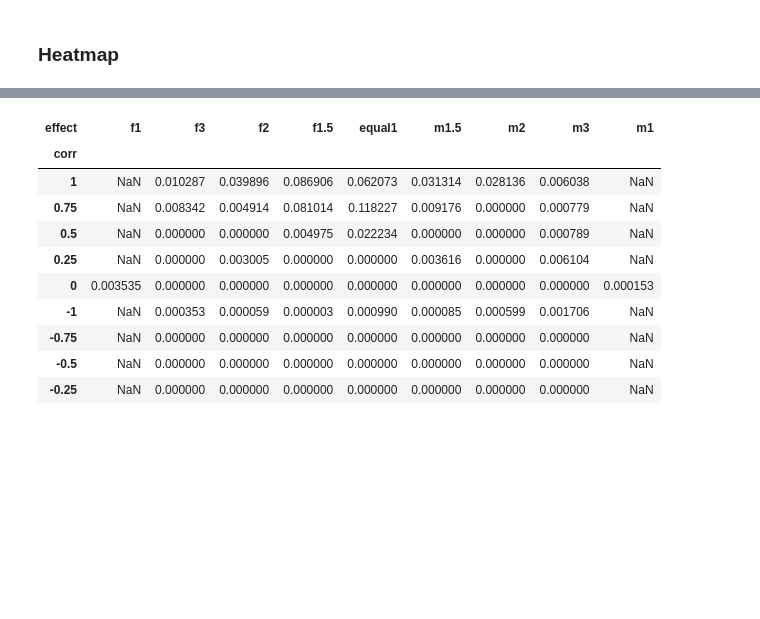
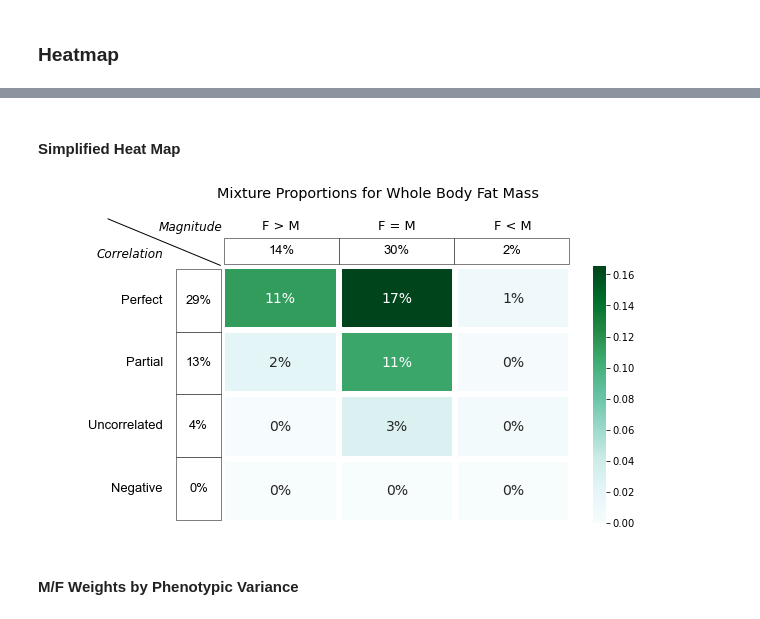
Before and after one commit to cz5959/GWAS-frontera, a Jupyter notebook: test.ipynb, the cells around one changed output, grey strips where cells are left out. Saved outputs shown, nothing was run; the diff lists cells and outputs as text; code cells hidden in the pictures; blank space fills up the shorter version.

```diff
--- a/test.ipynb
+++ b/test.ipynb
@@ -201,14 +218,58 @@ plt.savefig("{0}mixheat_all.png".format(pheno))
-# %%
-df_heat
-# %% [output]
-| effect | f1 | f3 | f2 | f1.5 | equal1 | m1.5 | m2 | m3 | m1 |
-| corr |  |  |  |  |  |  |  |  |  |
-| 1 | NaN | 0.010287 | 0.039896 | 0.086906 | 0.062073 | 0.031314 | 0.028136 | 0.006038 | NaN |
-| 0.75 | NaN | 0.008342 | 0.004914 | 0.081014 | 0.118227 | 0.009176 | 0.000000 | 0.000779 | NaN |
-| 0.5 | NaN | 0.000000 | 0.000000 | 0.004975 | 0.022234 | 0.000000 | 0.000000 | 0.000789 | NaN |
-| 0.25 | NaN | 0.000000 | 0.003005 | 0.000000 | 0.000000 | 0.003616 | 0.000000 | 0.006104 | NaN |
-| 0 | 0.003535 | 0.000000 | 0.000000 | 0.000000 | 0.000000 | 0.000000 | 0.000000 | 0.000000 | 0.000153 |
-| -1 | NaN | 0.000353 | 0.000059 | 0.000003 | 0.000990 | 0.000085 | 0.000599 | 0.001706 | NaN |
-| -0.75 | NaN | 0.000000 | 0.000000 | 0.000000 | 0.000000 | 0.000000 | 0.000000 | 0.000000 | NaN |
-| -0.5 | NaN | 0.000000 | 0.000000 | 0.000000 | 0.000000 | 0.000000 | 0.000000 | 0.000000 | NaN |
-| -0.25 | NaN | 0.000000 | 0.000000 | 0.000000 | 0.000000 | 0.000000 | 0.000000 | 0.000000 | NaN |
+# %% [markdown]
+#### Simplified Heat Map
+# %%
+# create simplied table, proportion based on non-null
+nan_weight = 1 / df_null.iloc[0]['ave']
+df_s = df_ave * nan_weight
+
+f = df_s.filter(regex='f').mean(axis=1)
+equal = df_s.filter(regex='equal').mean(axis=1)
+m = df_s.filter(regex='m').mean(axis=1)
+df_s = pd.DataFrame([f,equal,m], index=['F > M','F = M','F < M']).T
+perfect = df_s.loc[df_s.index.astype(float) == 1].mean()
+partial = df_s.loc[(df_s.index.astype(float) > 0) & (df_ave.index.astype(float) < 1)].mean()
+uncorrelated = df_s.loc[df_s.index.astype(float) == 0].mean()
+negative = df_s.loc[df_s.index.astype(float) < 0].mean()
+df_s = pd.DataFrame([perfect,partial,uncorrelated,negative], index=['perfect','partial','uncorrelated','negative'])
+gender_sum = ['%.0f' % i for i in 100*round(df_s.sum(),2)]
+gender_sum = pd.DataFrame(gender_sum).T
+corr_sum = ['%.0f' % i for i in 100*round(df_s.sum(axis=1),2)]
+corr_sum = pd.DataFrame(corr_sum)
+# %%
+# create simplified heat map with totals table
+fig, ax = plt.subplots(figsize=(9, 5))
+sns.heatmap(df_s, cmap='BuGn', annot=True, annot_kws={'size':14}, linewidths=5, fmt='.0%', xticklabels=True, yticklabels=False)
+
+ax.xaxis.tick_top()
+ax.tick_params(axis='x', top=False, pad=30, labelsize='13')
+ax.xaxis.set_label_position('top')
+#ax.set_xlabel('Magnitude',fontsize='18', labelpad=20)
+#ax.set_ylabel('Correlation', fontsize='18', labelpad=25)
+#ax.tick_params(labelsize=15, labelrotation=0.5)
+
+tbl1 = ax.table(cellText=gender_sum.values+'%', cellLoc='center',
+                bbox=[0.005,1.01,0.99,.1])
+tbl2 = ax.table(cellText=corr_sum.values+'%', rowLabels=['Perfect','Partial','Uncorrelated','Negative'], rowLoc='right',
+                cellLoc='center', bbox=[-0.25,0.01,.13,0.98])
+tbl1.auto_set_font_size(False)
+tbl2.auto_set_font_size(False)
+tbl2.auto_set_column_width(False)
+for i in range(4):
+    tbl2.get_celld()[(i,0)].set_text_props(fontfamily='Arial', fontsize='13')
+    tbl2.get_celld()[(i,0)].set_linewidth(0.5)
+    tbl2.get_celld()[(i,-1)].set_text_props(fontfamily='Arial', fontsize='13')
+    tbl2.get_celld()[(i,-1)].visible_edges = ''
+for c in tbl1.get_celld().values():
+    c.set_text_props(fontfamily='Arial', fontsize='13')
+    c.set_linewidth(0.5)
+ax.text(-1.08,-0.13,'Correlation',fontdict={'size':'large', 'style':'italic'})
+ax.text(-0.55,-0.55,'Magnitude',fontdict={'size':'large', 'style':'italic'})
+plt.suptitle("Mixture Proportions for {0}".format("Whole Body Fat Mass"), fontsize='x-large', x=0.55)
+plt.annotate("",xy=(0,0),xytext=(-1,-0.75),color='black', arrowprops={'arrowstyle':'-'})
+
+plt.tight_layout()
+plt.savefig("{0}mixheat_small.png".format(pheno))
+# %% [output]
+[figure, added]
+# %% [markdown]
+#### M/F Weights by Phenotypic Variance
```
Also changed, not shown: parts of 9 cells of this notebook, 53 other files.
